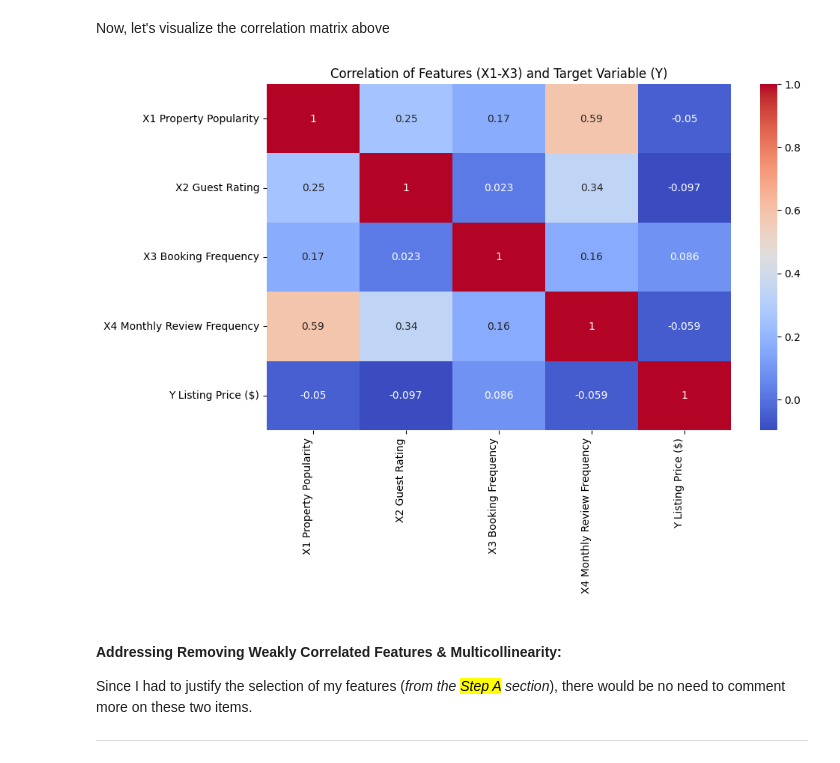
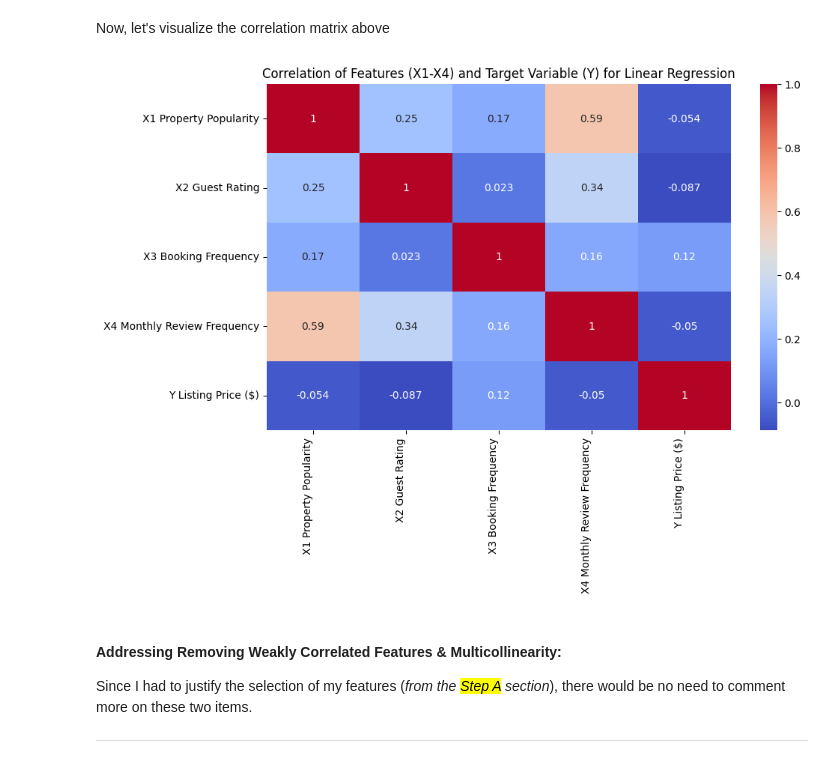
Before and after one commit to theorignalmapdcodex/dtk530-eye-twelve, a Jupyter notebook: dtk530_i12_aic-wl.ipynb, the cells around one changed output. Drawn from its saved outputs; the diff is of its cells as text; code cells hidden in the pictures.

```diff
--- a/dtk530_i12_aic-wl.ipynb
+++ b/dtk530_i12_aic-wl.ipynb
@@ -275,6 +277,13 @@ features = ['X1 Property Popularity', 'X2 Guest Rating', 'X3 Booking Frequency',
 target = 'Y Listing Price ($)'
 abnb_features_target = the_airbnb_data[features + [target]]
 
+
+# To get good inference for our data (and achieve some form of linearity), let's drop rows where 'Y Listing Price ($)' is greater than 1000
+# The '1000' value can be changed to study the spread of data points on the correlation graph
+#Also, this line of code can be commented to get the original spread of the data which has a lot of outliers
+abnb_features_target = abnb_features_target[abnb_features_target['Y Listing Price ($)'] <= 1000]
+
+
 # Calculate the correlation matrix
 correlation_matrix = abnb_features_target.corr()
 
@@ -303,15 +312,15 @@ dtype: int64
 # %% [markdown]
 Now, let's visualize the correlation matrix above
 # %%
-# Using seaborn to create a heat map to visualize the correlation of the features and the target variable - price
+# Using seaborn to create a heat map to visualize the correlation of the features and the target variable, price
 plt.figure(figsize=(10, 6))
 sns.heatmap(correlation_matrix, annot=True, cmap='coolwarm')
 plt.xticks(rotation=90, ha='right')
 plt.yticks(rotation=0)
-plt.title('Correlation of Features (X1-X3) and Target Variable (Y)')
+plt.title('Correlation of Features (X1-X4) and Target Variable (Y) for Linear Regression')
 plt.show()
 # %% [output]
-[figure, old version]
+[figure, new version]
 # %% [markdown]
 #### **Addressing Removing Weakly Correlated Features & Multicollinearity:**
 Since I had to justify the selection of my features (*from the <mark>Step A</mark> section*), there would be no need to comment more on these two items.
```
Also changed, not shown: parts of 51 cells of this notebook.
